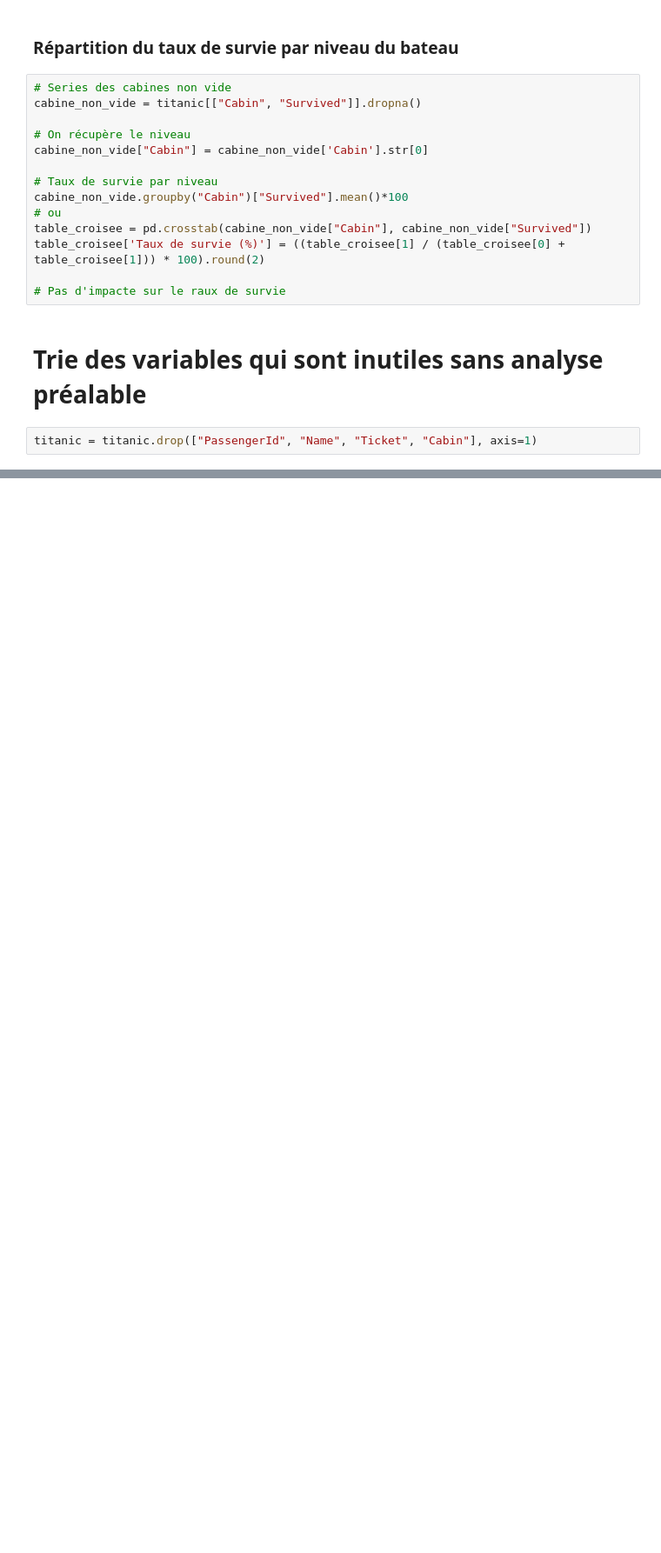
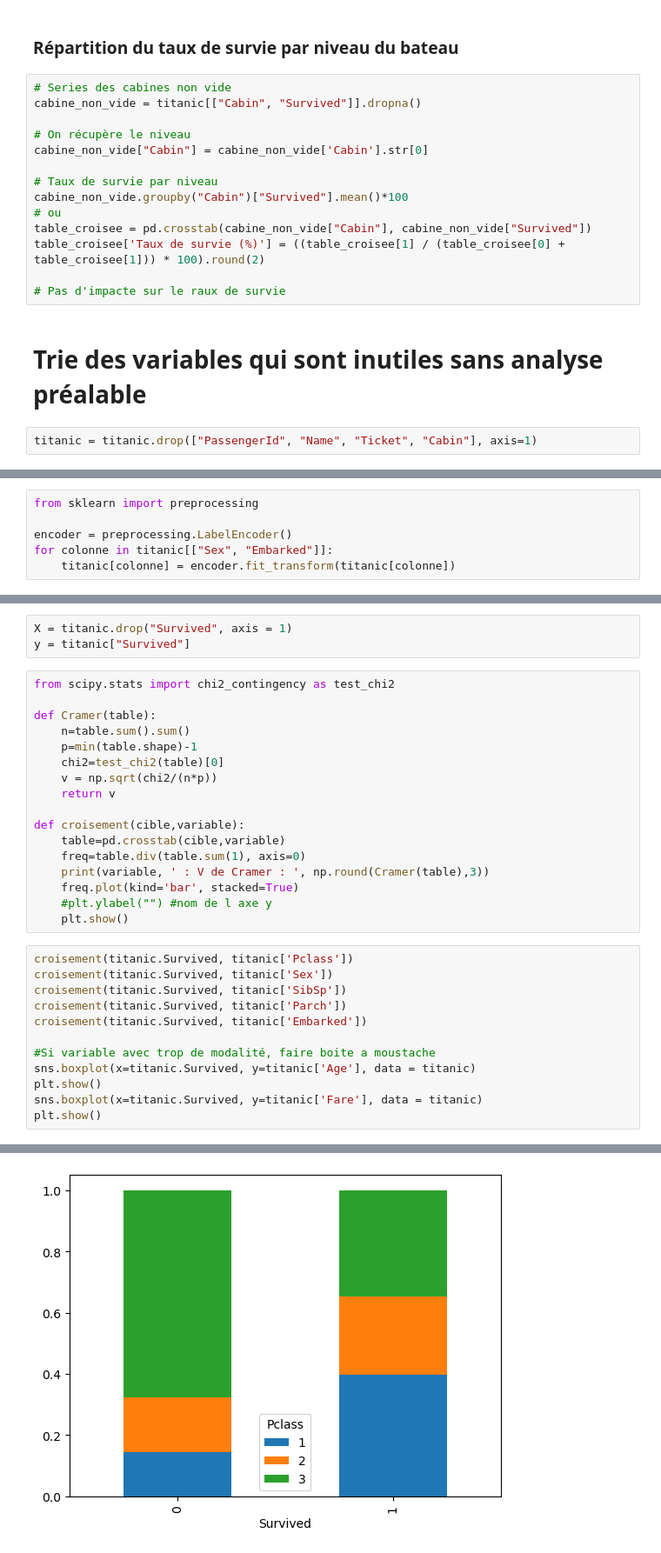
Before and after one commit to basile-devanne/titanic, a Jupyter notebook: code/dev_model.ipynb, the cells around one changed output, grey strips where cells are left out. Shown at 87% size. Saved outputs shown, nothing was run; the diff lists cells and outputs as text; blank space fills up the shorter version.

Commit message:
analyse de la variable cible avec les var explicatives

```diff
--- a/code/dev_model.ipynb
+++ b/code/dev_model.ipynb
@@ -93,0 +99,6 @@ titanic = titanic.drop(["PassengerId", "Name", "Ticket", "Cabin"], axis=1)
+# %%
+from sklearn import preprocessing
+
+encoder = preprocessing.LabelEncoder()
+for colonne in titanic[["Sex", "Embarked"]]:
+    titanic[colonne] = encoder.fit_transform(titanic[colonne])
@@ -93,0 +107,33 @@ titanic = titanic.drop(["PassengerId", "Name", "Ticket", "Cabin"], axis=1)
+# %%
+X = titanic.drop("Survived", axis = 1)
+y = titanic["Survived"]
+# %%
+from scipy.stats import chi2_contingency as test_chi2
+
+def Cramer(table):
+    n=table.sum().sum()
+    p=min(table.shape)-1
+    chi2=test_chi2(table)[0]
+    v = np.sqrt(chi2/(n*p))
+    return v
+
+def croisement(cible,variable):
+    table=pd.crosstab(cible,variable)
+    freq=table.div(table.sum(1), axis=0)
+    print(variable, ' : V de Cramer : ', np.round(Cramer(table),3))
+    freq.plot(kind='bar', stacked=True)
+    #plt.ylabel("") #nom de l axe y
+    plt.show()
+# %%
+croisement(titanic.Survived, titanic['Pclass'])
+croisement(titanic.Survived, titanic['Sex'])
+croisement(titanic.Survived, titanic['SibSp'])
+croisement(titanic.Survived, titanic['Parch'])
+croisement(titanic.Survived, titanic['Embarked'])
+
+#Si variable avec trop de modalité, faire boite a moustache
+sns.boxplot(x=titanic.Survived, y=titanic['Age'], data = titanic)
+plt.show()
+sns.boxplot(x=titanic.Survived, y=titanic['Fare'], data = titanic)
+plt.show()
+# %% [output]
@@ -93,0 +152 @@ titanic = titanic.drop(["PassengerId", "Name", "Ticket", "Cabin"], axis=1)
+[figure, added]
```
Also changed, not shown: parts of 5 cells of this notebook, 1 other file.
